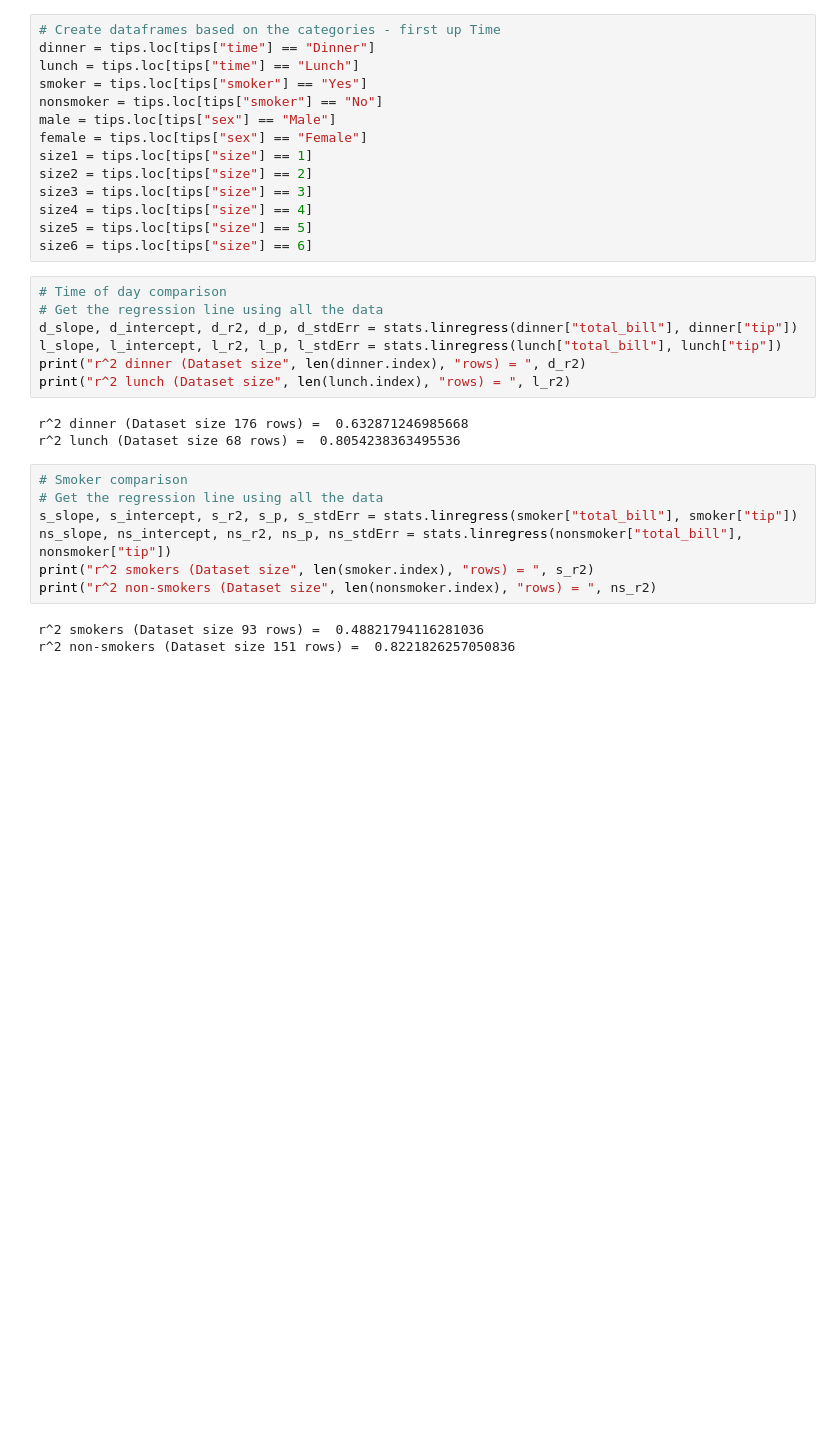
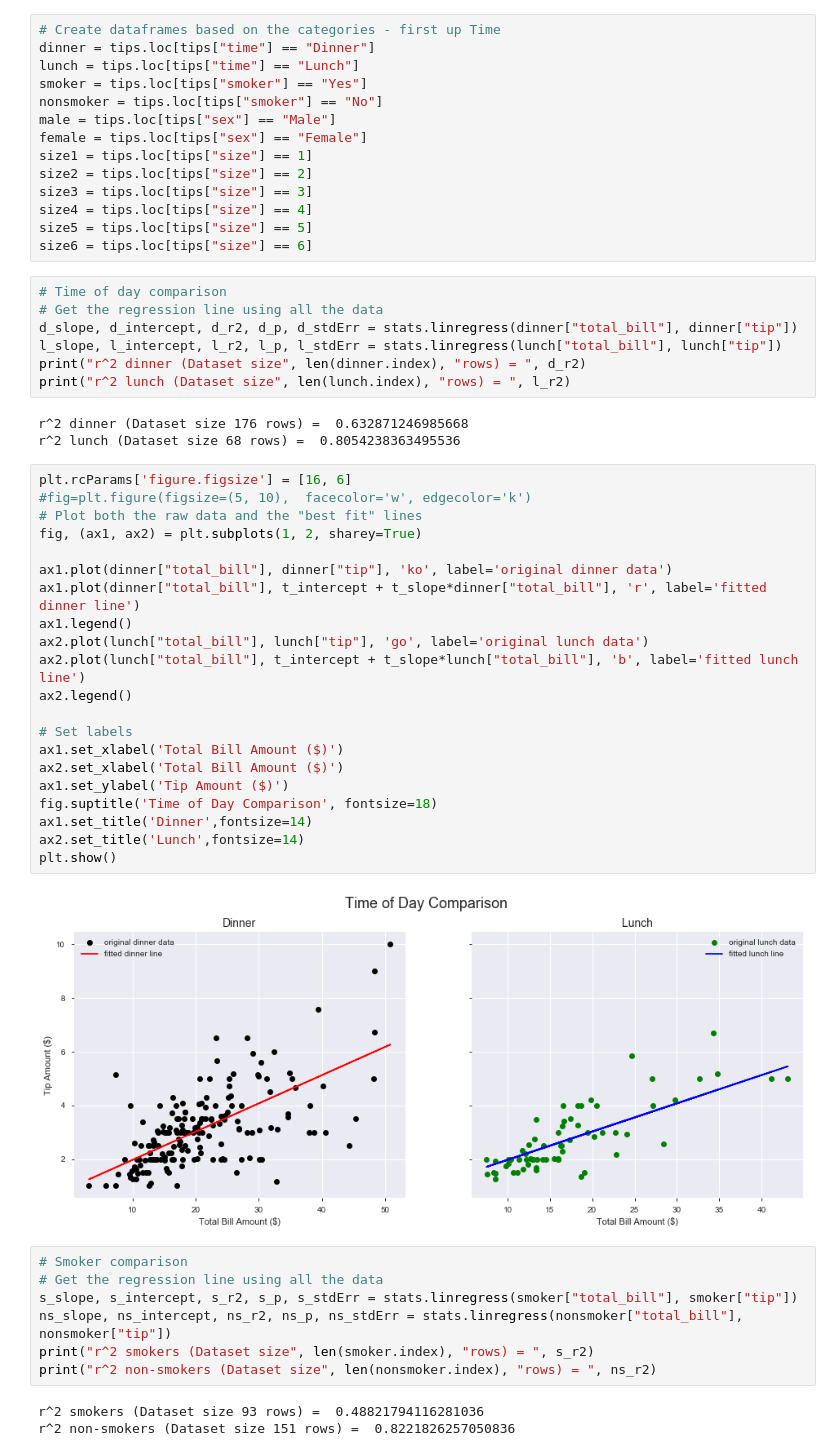
Before and after one commit to YBrady/FDA-Project, a Jupyter notebook: FDA Tips Project.ipynb, the cells around one changed output. Drawn from its saved outputs; the diff is of its cells as text; blank space fills up the shorter version.

Commit message:
Some more plots

```diff
--- a/FDA Tips Project.ipynb
+++ b/FDA Tips Project.ipynb
@@ -364,6 +364,29 @@ print("r^2 lunch (Dataset size", len(lunch.index), "rows) = ", l_r2)
 # %% [output]
 r^2 dinner (Dataset size 176 rows) =  0.632871246985668
 r^2 lunch (Dataset size 68 rows) =  0.8054238363495536
+# %%
+plt.rcParams['figure.figsize'] = [16, 6]
+#fig=plt.figure(figsize=(5, 10),  facecolor='w', edgecolor='k')
+# Plot both the raw data and the "best fit" lines
+fig, (ax1, ax2) = plt.subplots(1, 2, sharey=True)
+
+ax1.plot(dinner["total_bill"], dinner["tip"], 'ko', label='original dinner data')
+ax1.plot(dinner["total_bill"], t_intercept + t_slope*dinner["total_bill"], 'r', label='fitted dinner line')
+ax1.legend()
+ax2.plot(lunch["total_bill"], lunch["tip"], 'go', label='original lunch data')
+ax2.plot(lunch["total_bill"], t_intercept + t_slope*lunch["total_bill"], 'b', label='fitted lunch line')
+ax2.legend()
+
+# Set labels
+ax1.set_xlabel('Total Bill Amount ($)')
+ax2.set_xlabel('Total Bill Amount ($)')
+ax1.set_ylabel('Tip Amount ($)')
+fig.suptitle('Time of Day Comparison', fontsize=18)
+ax1.set_title('Dinner',fontsize=14)
+ax2.set_title('Lunch',fontsize=14)
+plt.show()
+# %% [output]
+[figure, added]
 # %%
 # Smoker comparison
 # Get the regression line using all the data
```
Also changed, not shown: parts of 5 cells of this notebook.
